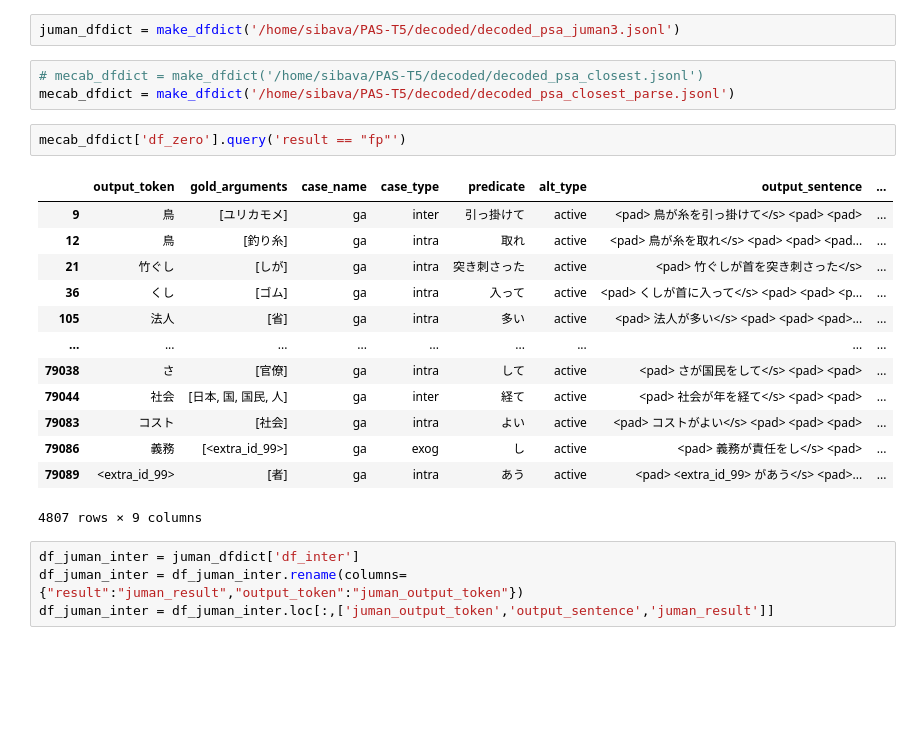
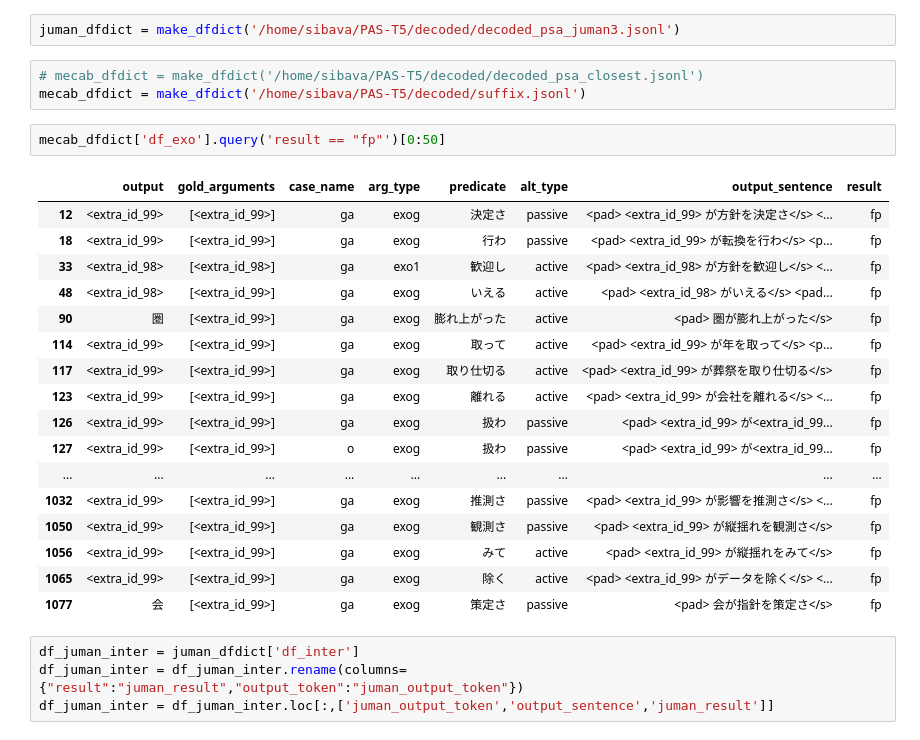
Before and after one commit to sibava99/PAS-T5, a Jupyter notebook: src/eval copy.ipynb, the cells around one changed output. Drawn from its saved outputs; the diff is of its cells as text; blank space fills up the shorter version.

```diff
--- a/src/eval copy.ipynb
+++ b/src/eval copy.ipynb
@@ -72,23 +71,27 @@ def make_dfdict(decoded_path:str) ->dict:
 juman_dfdict = make_dfdict('/home/sibava/PAS-T5/decoded/decoded_psa_juman3.jsonl')
 # %%
 # mecab_dfdict = make_dfdict('/home/sibava/PAS-T5/decoded/decoded_psa_closest.jsonl')
-mecab_dfdict = make_dfdict('/home/sibava/PAS-T5/decoded/decoded_psa_closest_parse.jsonl')
+mecab_dfdict = make_dfdict('/home/sibava/PAS-T5/decoded/suffix.jsonl')
 # %%
-mecab_dfdict['df_zero'].query('result == "fp"')
+mecab_dfdict['df_exo'].query('result == "fp"')[0:50]
 # %% [output]
-|  | output_token | gold_arguments | case_name | case_type | predicate | alt_type | output_sentence | ... |
-| 9 | 鳥 | [ユリカモメ] | ga | inter | 引っ掛けて | active | <pad> 鳥が糸を引っ掛けて</s> <pad> <pad> | ... |
-| 12 | 鳥 | [釣り糸] | ga | intra | 取れ | active | <pad> 鳥が糸を取れ</s> <pad> <pad> <pad... | ... |
-| 21 | 竹ぐし | [しが] | ga | intra | 突き刺さった | active | <pad> 竹ぐしが首を突き刺さった</s> | ... |
-| 36 | くし | [ゴム] | ga | intra | 入って | active | <pad> くしが首に入って</s> <pad> <pad> <p... | ... |
-| 105 | 法人 | [省] | ga | intra | 多い | active | <pad> 法人が多い</s> <pad> <pad> <pad>... | ... |
+|  | output | gold_arguments | case_name | arg_type | predicate | alt_type | output_sentence | result |
+| 12 | <extra_id_99> | [<extra_id_99>] | ga | exog | 決定さ | passive | <pad> <extra_id_99> が方針を決定さ</s> <... | fp |
+| 18 | <extra_id_99> | [<extra_id_99>] | ga | exog | 行わ | passive | <pad> <extra_id_99> が転換を行わ</s> <p... | fp |
+| 33 | <extra_id_98> | [<extra_id_98>] | ga | exo1 | 歓迎し | active | <pad> <extra_id_98> が方針を歓迎し</s> <... | fp |
+| 48 | <extra_id_98> | [<extra_id_99>] | ga | exog | いえる | active | <pad> <extra_id_98> がいえる</s> <pad... | fp |
+| 90 | 圏 | [<extra_id_99>] | ga | exog | 膨れ上がった | active | <pad> 圏が膨れ上がった</s> | fp |
+| 114 | <extra_id_99> | [<extra_id_99>] | ga | exog | 取って | active | <pad> <extra_id_99> が年を取って</s> <p... | fp |
+| 117 | <extra_id_99> | [<extra_id_99>] | ga | exog | 取り仕切る | active | <pad> <extra_id_99> が葬祭を取り仕切る</s> | fp |
+| 123 | <extra_id_99> | [<extra_id_99>] | ga | exog | 離れる | active | <pad> <extra_id_99> が会社を離れる</s> <... | fp |
+| 126 | <extra_id_99> | [<extra_id_99>] | ga | exog | 扱わ | passive | <pad> <extra_id_99> が<extra_id_99... | fp |
+| 127 | <extra_id_99> | [<extra_id_99>] | o | exog | 扱わ | passive | <pad> <extra_id_99> が<extra_id_99... | fp |
 | ... | ... | ... | ... | ... | ... | ... | ... | ... |
-| 79038 | さ | [官僚] | ga | intra | して | active | <pad> さが国民をして</s> <pad> <pad> | ... |
-| 79044 | 社会 | [日本, 国, 国民, 人] | ga | inter | 経て | active | <pad> 社会が年を経て</s> <pad> <pad> | ... |
-| 79083 | コスト | [社会] | ga | intra | よい | active | <pad> コストがよい</s> <pad> <pad> <pad> | ... |
-| 79086 | 義務 | [<extra_id_99>] | ga | exog | し | active | <pad> 義務が責任をし</s> <pad> | ... |
-| 79089 | <extra_id_99> | [者] | ga | intra | あう | active | <pad> <extra_id_99> があう</s> <pad>... | ... |
+| 1032 | <extra_id_99> | [<extra_id_99>] | ga | exog | 推測さ | passive | <pad> <extra_id_99> が影響を推測さ</s> <... | fp |
+| 1050 | <extra_id_99> | [<extra_id_99>] | ga | exog | 観測さ | passive | <pad> <extra_id_99> が縦揺れを観測さ</s> | fp |
+| 1056 | <extra_id_99> | [<extra_id_99>] | ga | exog | みて | active | <pad> <extra_id_99> が縦揺れをみて</s> | fp |
+| 1065 | <extra_id_99> | [<extra_id_99>] | ga | exog | 除く | active | <pad> <extra_id_99> がデータを除く</s> <... | fp |
+| 1077 | 会 | [<extra_id_99>] | ga | exog | 策定さ | passive | <pad> 会が指針を策定さ</s> | fp |
-4807 rows × 9 columns
 # %%
 df_juman_inter = juman_dfdict['df_inter']
 df_juman_inter = df_juman_inter.rename(columns={"result":"juman_result","output_token":"juman_output_token"})
```
Also changed, not shown: parts of 4 cells of this notebook, 4 other files.
